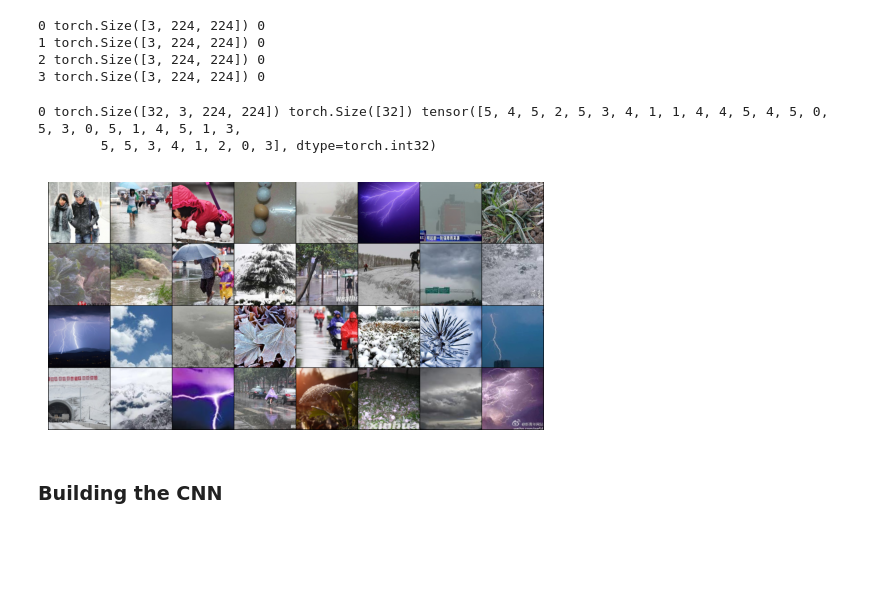
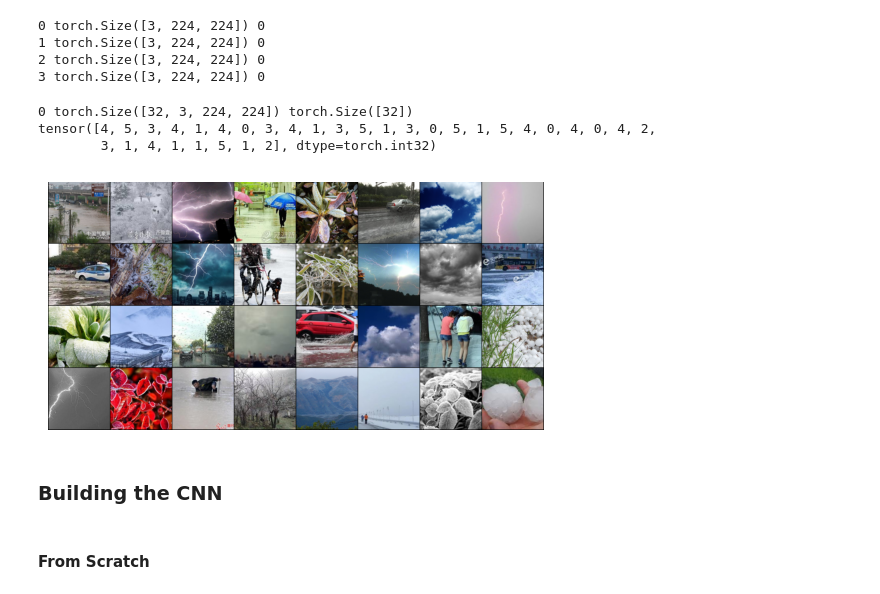
Before and after one commit to ktsorensenWX/PyTorch-WX-Classification, a Jupyter notebook: wx_PyTorch.ipynb, the cells around one changed output. Saved outputs shown, nothing was run; the diff lists cells and outputs as text; code cells hidden in the pictures; blank space fills up the shorter version.

```diff
--- a/wx_PyTorch.ipynb
+++ b/wx_PyTorch.ipynb
@@ -468,41 +465,63 @@ for i, sample in enumerate(testWX_modeling):
 1 torch.Size([3, 224, 224]) 0
 2 torch.Size([3, 224, 224]) 0
 3 torch.Size([3, 224, 224]) 0
+# %%
+# Need to split the data into training & validation sets
+batch_size = 32
+validation_split = .15
+shuffle_dataset = True
+random_seed= 42
+
+# Collect indicies for splitting
+dataset_size = len(testWX_modeling)
+indices = list(range(dataset_size))
+split = int(np.floor(validation_split * dataset_size))
+
+# Shuffle the dataset
+if shuffle_dataset :
+    np.random.seed(random_seed)
+    np.random.shuffle(indices)
+
+# Store the indicies
+train_indices, val_indices = indices[split:], indices[:split]
+# %%
+# Define the dataloaders - wrapping and iterable around the dataset
+train_loader = DataLoader(dataset=testWX_modeling, batch_size=batch_size,
+                            num_workers=0, sampler=train_indices)
+val_loader = DataLoader(dataset=testWX_modeling, batch_size=batch_size,
+                            num_workers=0, sampler=val_indices)
 # %%
-# Define the dataloader - wrapping and iterable around the dataset
-dataloader = DataLoader(dataset=testWX_modeling, batch_size=32,
-                            shuffle=True, num_workers=0)
-
 """
 Reference:
     * dataset: The dataset being used
     * batch_size: How many images will be in each batch that's passed into the model
     * shuffle: Shuffles images in the dataset for different batches each time
     * num_workers: Number of subprocesses used when loading the data
 """
 
 # Helper function to show a batch
 def wx_image_batch(batch):
     images_batch = batch['image']
 
     grid = utils.make_grid(images_batch)
     plt.imshow(grid.numpy().transpose((1, 2, 0)))
 
-for i_batch, batch in enumerate(dataloader):
-    print(i_batch, batch['image'].size(), batch['event'].size(), batch["event"])
-
+for i_batch, batch in enumerate(train_loader):
+    print(i_batch, batch['image'].size(), batch['event'].size())
+    print(batch["event"])
     # observe 1 batch with the images & labels
     if i_batch == 0:
         plt.figure()
         wx_image_batch(batch)
         plt.axis('off')
         plt.ioff()
         plt.show()
         break
 # %% [output]
-0 torch.Size([32, 3, 224, 224]) torch.Size([32]) tensor([5, 4, 5, 2, 5, 3, 4, 1, 1, 4, 4, 5, 4, 5, 0, 5, 3, 0, 5, 1, 4, 5, 1, 3,
-        5, 5, 3, 4, 1, 2, 0, 3], dtype=torch.int32)
+0 torch.Size([32, 3, 224, 224]) torch.Size([32])
+tensor([4, 5, 3, 4, 1, 4, 0, 3, 4, 1, 3, 5, 1, 3, 0, 5, 1, 5, 4, 0, 4, 0, 4, 2,
+        3, 1, 4, 1, 1, 5, 1, 2], dtype=torch.int32)
-[figure, old version]
+[figure, new version]
 # %% [markdown]
 ### Building the CNN
 # %%
@@ -510,0 +539,2 @@ for i_batch, batch in enumerate(dataloader):
+# %% [markdown]
+#### From Scratch
```
Also changed, not shown: parts of 13 cells of this notebook, 1 other file.
